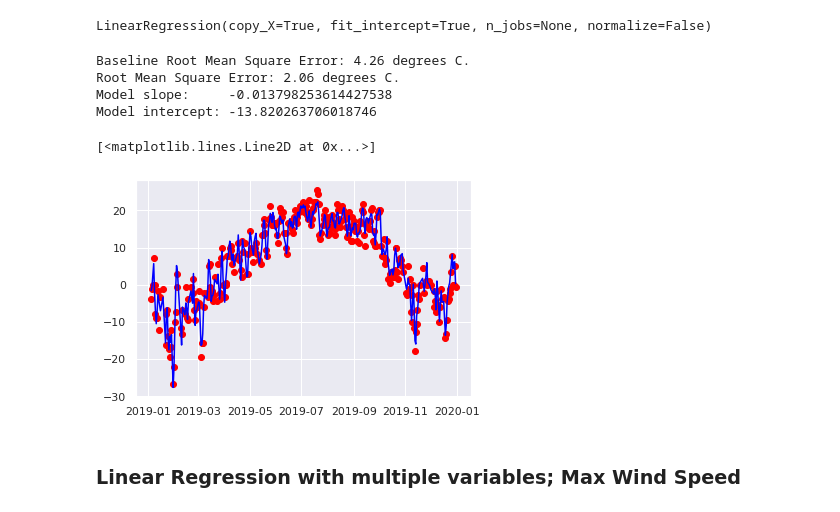
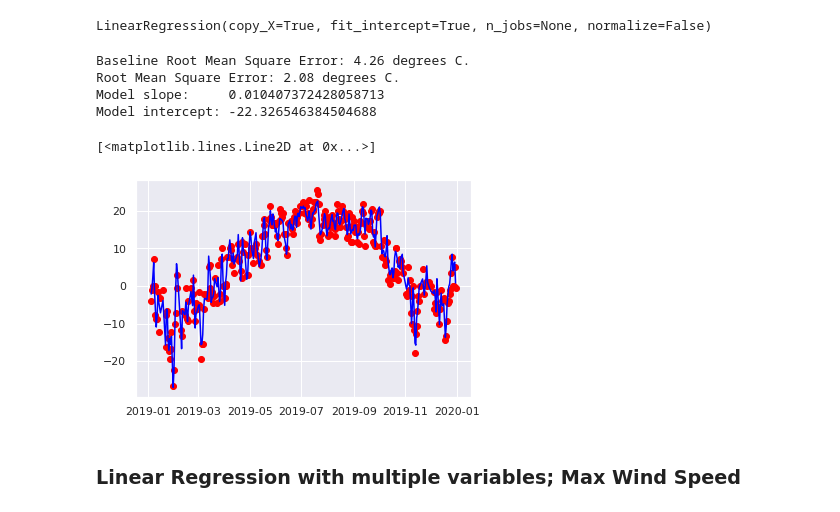
Before and after one commit to kevingray92/597_Project4_GroupB, a Jupyter notebook: Project4_LinearModel.ipynb, the cells around one changed output. Drawn from its saved outputs; the diff is of its cells as text; code cells hidden in the pictures.

```diff
--- a/Project4_LinearModel.ipynb
+++ b/Project4_LinearModel.ipynb
@@ -11,24 +16,24 @@ from math import sqrt
 # %%
 #gfs = pd.read_csv('./raw_data/GFS_Daily_PredictVars_2010thru2019.csv', index_col = 'Date', usecols = ['Date', 'TMAX', 'TMIN', 'WMAX', 'RTOT'], parse_dates = True)
-gfs = pd.read_csv('drive/My Drive/GFS_Daily_PredictVars_2010thru2019.csv', index_col = 'Date', usecols = ['Date', 'TMAX', 'TMIN', 'WMAX', 'RTOT'], parse_dates = True)
+gfs = pd.read_csv('/content/drive/My Drive/Colab Notebooks/Project_4/GFSDaily/GFS_Daily_PredictVars_2010thru2019.csv', index_col = 'Date', usecols = ['Date', 'TMAX', 'TMIN', 'WMAX', 'RTOT'], parse_dates = True)
 # gfsfs = pd.read_csv('./raw_data/GFS_Sfc_42hrFcst_2010thru2019.csv', skiprows=1, index_col = 'Date', parse_dates = True)
 
 #oldobs = pd.read_csv('./raw_data/KCMI_hourly_tidy.csv', index_col = 'Timestamp', parse_dates = True)
-oldobs = pd.read_csv('drive/My Drive/KCMI_hourly_tidy.csv', index_col = 'Timestamp', parse_dates = True)
+oldobs = pd.read_csv('/content/drive/My Drive/Colab Notebooks/Project_4/KCMI_hourly_tidy.csv', index_col = 'Timestamp', parse_dates = True)
 oldobs.index = oldobs.index + pd.DateOffset(hours=12)  # Align times
 
 #obs = pd.read_csv('./raw_data/KCMI_daily_tidy.csv', index_col = 'Date', parse_dates = True)
-obs = pd.read_csv('drive/My Drive/KCMI_daily_tidy.csv', index_col = 'Date', parse_dates = True)
+obs = pd.read_csv('/content/drive/My Drive/Colab Notebooks/Project_4/KCMI_daily_tidy.csv', index_col = 'Date', parse_dates = True)
 obs.index = obs.index + pd.DateOffset(hours=12)  # Align times
 
 #new gfs_sfc file
-gfs_sfc = pd.read_csv('drive/My Drive/GFS_Sfc_06Zto06ZAvgMinMax_AdditionalVars_2010thru2019.csv', skiprows=0)
+gfs_sfc = pd.read_csv('/content/drive/My Drive/Colab Notebooks/Project_4/GFSSfc/GFS_Sfc_06Zto06ZAvgMinMax_AdditionalVars_2010thru2019.csv', skiprows=0)
 gfs_sfc = gfs_sfc.rename(columns={'Unnamed: 0':'Date'})
 gfs_sfc['Date'] = pd.to_datetime(gfs_sfc['Date'])
 gfs_sfc['Date'] = gfs_sfc['Date'] + pd.DateOffset(days = 1)  # !!Add date offset
 
 #new gfs_prof file
-gfs_prof = pd.read_csv('drive/My Drive/GFS_Prof_06Zto06ZAvgMinMax_2010thru2019.csv', skiprows=0)
+gfs_prof = pd.read_csv('/content/drive/My Drive/Colab Notebooks/Project_4/GFSProfile/GFS_Prof_06Zto06ZAvgMinMax_2010thru2019.csv', skiprows=0)
 gfs_prof = gfs_prof.rename(columns={'Unnamed: 0':'Date'})
 gfs_prof['Date'] = pd.to_datetime(gfs_prof['Date'])
 gfs_prof['Date'] = gfs_prof['Date'] + pd.DateOffset(days = 1) # !!Add date offset
@@ -141,42 +151,47 @@ plt.plot(test_dates, predictions, c='blue')
 ### Linear Regression with multiple variables; TMIN
 # %%
 # Get the verification data for training and for testing
-test_dates = np.array(new_features_date.query('year == 2019')['Date'])
-train_verification = np.array(features.query('year < 2019')['Min Hourly Temp (C)'])
-test_verification = np.array(features.query('year == 2019')['Min Hourly Temp (C)'])
+test_dates_tmin = np.array(new_features_date.query('year == 2019')['Date'])
+train_verification_tmin = np.array(features.query('year < 2019')['Min Hourly Temp (C)'])
+test_verification_tmin = np.array(features.query('year == 2019')['Min Hourly Temp (C)'])
 # %%
 # Import and set up the model
 from sklearn.linear_model import LinearRegression
 lrmax = LinearRegression(fit_intercept=True)
 
-column_names = ['TMAX','TMIN','tmpc','dwpc','wdir','Avg DWPDEP(C)','Avg LCLD(%)','Avg MCLD(%)','Avg HCLD(%)','Avg 925hPa DWPDEP(C)','Avg 850hPa DWPDEP(C)','Max 250hPa HGT(m)','Avg 500hPa HGT(m)','Min 500hPa HGT(m)','Max 925hPa TMPC','Max 850hPa TMPC','Min 925hPa TMPC','Min 850hPa TMPC'] # Choose the columns we want to use in the regression!!!
-train_vars = new_features.query('year < 2019')[column_names] # Get the columns for training
-test_vars = new_features.query('year == 2019')[column_names] # Get the columns for testing
+# Choose the columns we want to use in the regression!!!
+# column_names = ['TMAX','TMIN','tmpc','dwpc','wspd','pr1h','Max DWPDEP(C)','Max LCLD(%)','Max MCLD(%)','Avg HCLD(%)','Min 850hPa WSPD(m/s)','Min 925hPa WSPD(m/s)',
+#                 'Min 925hPa DWPDEP(C)','Avg 850hPa DWPDEP(C)','Max 925hPa TMPC','Max 850hPa TMPC','Min 850hPa TMPC']
+column_names_tmin = ['TMAX','TMIN','tmpc','dwpc','wdir','Avg DWPDEP(C)','Avg LCLD(%)','Avg MCLD(%)','Avg HCLD(%)','Avg 925hPa DWPDEP(C)','Avg 850hPa DWPDEP(C)',
+                'Max 250hPa HGT(m)','Avg 500hPa HGT(m)','Min 500hPa HGT(m)','Max 925hPa TMPC','Max 850hPa TMPC','Min 925hPa TMPC','Min 850hPa TMPC','wspd','Min 850hPa WSPD(m/s)',
+                'Min 925hPa WSPD(m/s)']
+train_vars_tmin = new_features.query('year < 2019')[column_names_tmin] # Get the columns for training
+test_vars_tmin = new_features.query('year == 2019')[column_names_tmin] # Get the columns for testing
 
-lrmax.fit(train_vars, train_verification) # Fit the model
+lrmax.fit(train_vars_tmin, train_verification_tmin) # Fit the model
 # %% [output]
 LinearRegression(copy_X=True, fit_intercept=True, n_jobs=None, normalize=False)
 # %%
 # Run the model to get predictions during the test period
-predictions = lrmax.predict(test_vars)
+predictions_tmin = lrmax.predict(test_vars_tmin)
 
 # Print out the root mean square error (rmse), model slope, and model intercept
-print('Baseline Root Mean Square Error:', round(sqrt(mean_squared_error(test_verification, new_features.query('year == 2019')['TMIN'].values)), 2), 'degrees C.')
-print('Root Mean Square Error:', round(sqrt(mean_squared_error(test_verification, predictions)), 2), 'degrees C.')
+print('Baseline Root Mean Square Error:', round(sqrt(mean_squared_error(test_verification_tmin, new_features.query('year == 2019')['TMIN'].values)), 2), 'degrees C.')
+print('Root Mean Square Error:', round(sqrt(mean_squared_error(test_verification_tmin, predictions_tmin)), 2), 'degrees C.')
 print("Model slope:    ", lrmax.coef_[0])
 print("Model intercept:", lrmax.intercept_)
 # %% [output]
 Baseline Root Mean Square Error: 4.26 degrees C.
-Root Mean Square Error: 2.06 degrees C.
-Model slope:     -0.013798253614427538
-Model intercept: -13.820263706018746
+Root Mean Square Error: 2.08 degrees C.
+Model slope:     0.010407372428058713
+Model intercept: -22.326546384504688
 # %%
 # Make a plot of obs during the test period (red dots) and model prediction during the test period (blue line)
-plt.scatter(test_dates, test_verification, c='red')
-plt.plot(test_dates, predictions, c='blue')
+plt.scatter(test_dates_tmin, test_verification_tmin, c='red')
+plt.plot(test_dates_tmin, predictions_tmin, c='blue')
 # %% [output]
 [<matplotlib.lines.Line2D at 0x...>]
-[figure, old version]
+[figure, new version]
 # %% [markdown]
 ### Linear Regression with multiple variables; Max Wind Speed
 # %%
```
Also changed, not shown: parts of 17 cells of this notebook, 4 other files.
